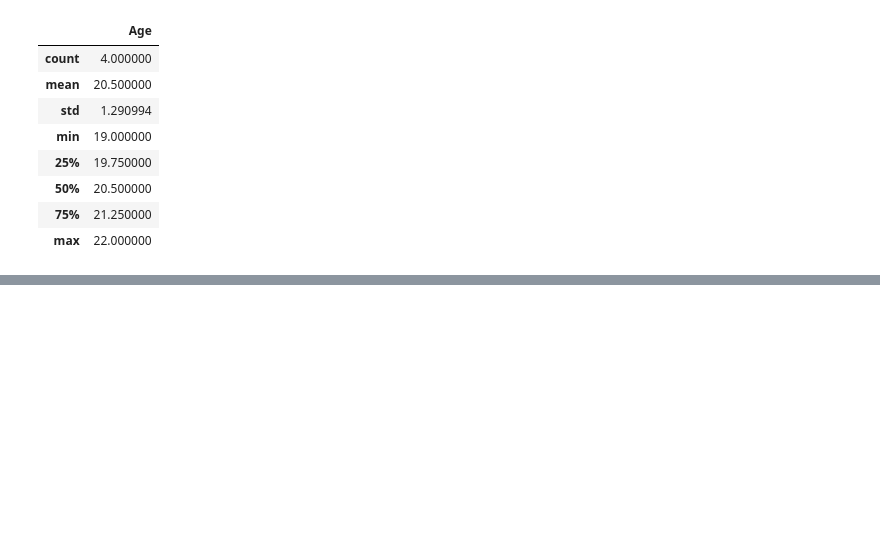
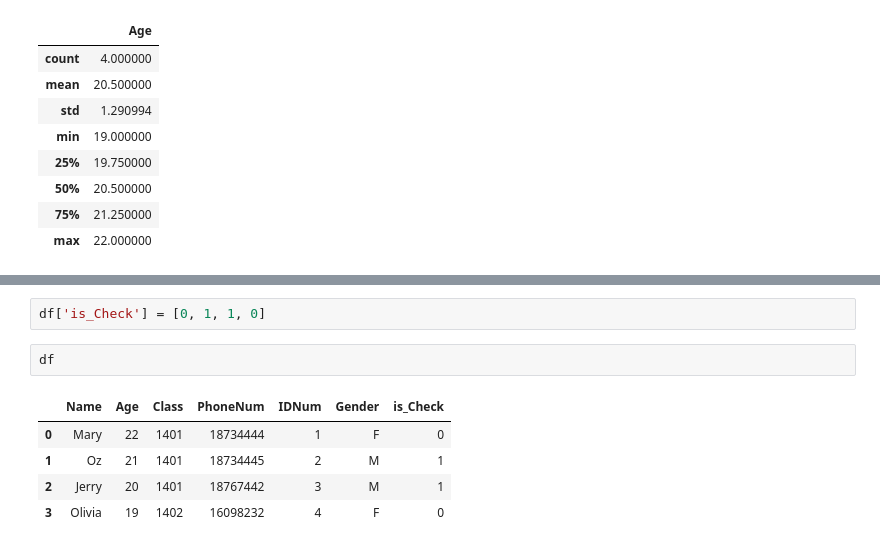
Before and after one commit to oz1n/gitfirst, a Jupyter notebook: pandas/Pandasex.ipynb, the cells around one changed output, grey strips where cells are left out. Cells and saved outputs as stored; diff of their text form; blank space fills up the shorter version.

```diff
--- a/pandas/Pandasex.ipynb
+++ b/pandas/Pandasex.ipynb
@@ -257,0 +303,10 @@ df[['Age','Name']].describe()  #如果數值型的和字符串型在一起，會
+# %%
+df['is_Check'] = [0, 1, 1, 0]
+# %%
+df
+# %% [output]
+|  | Name | Age | Class | PhoneNum | IDNum | Gender | is_Check |
+| 0 | Mary | 22 | 1401 | 18734444 | 1 | F | 0 |
+| 1 | Oz | 21 | 1401 | 18734445 | 2 | M | 1 |
+| 2 | Jerry | 20 | 1401 | 18767442 | 3 | M | 1 |
+| 3 | Olivia | 19 | 1402 | 16098232 | 4 | F | 0 |
```
Also changed, not shown: parts of 11 cells of this notebook.
